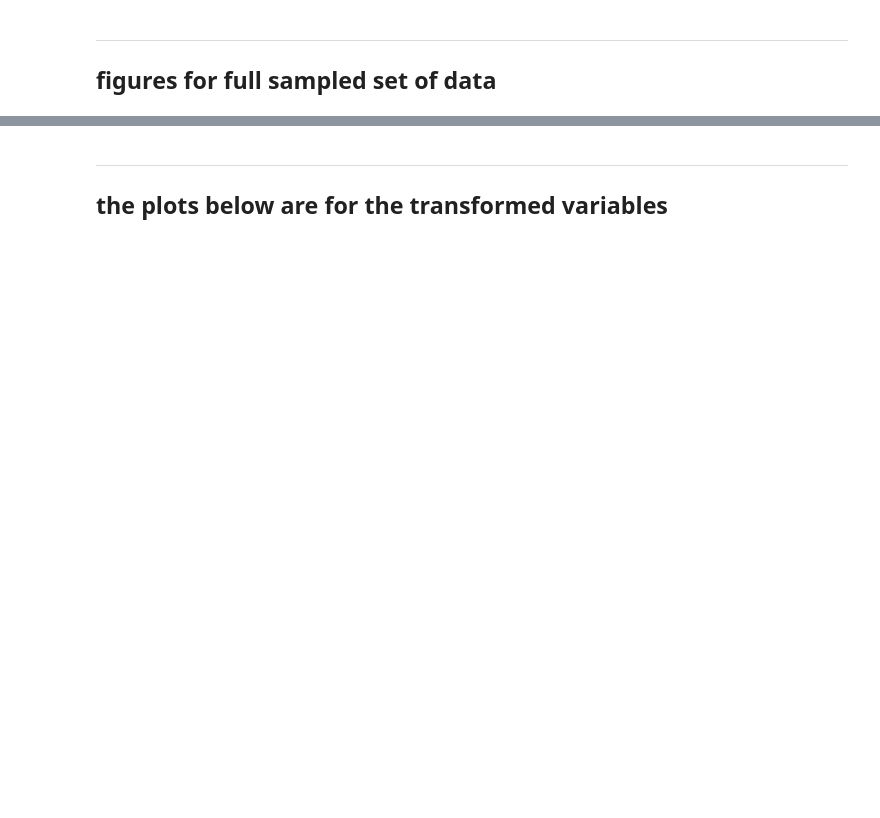
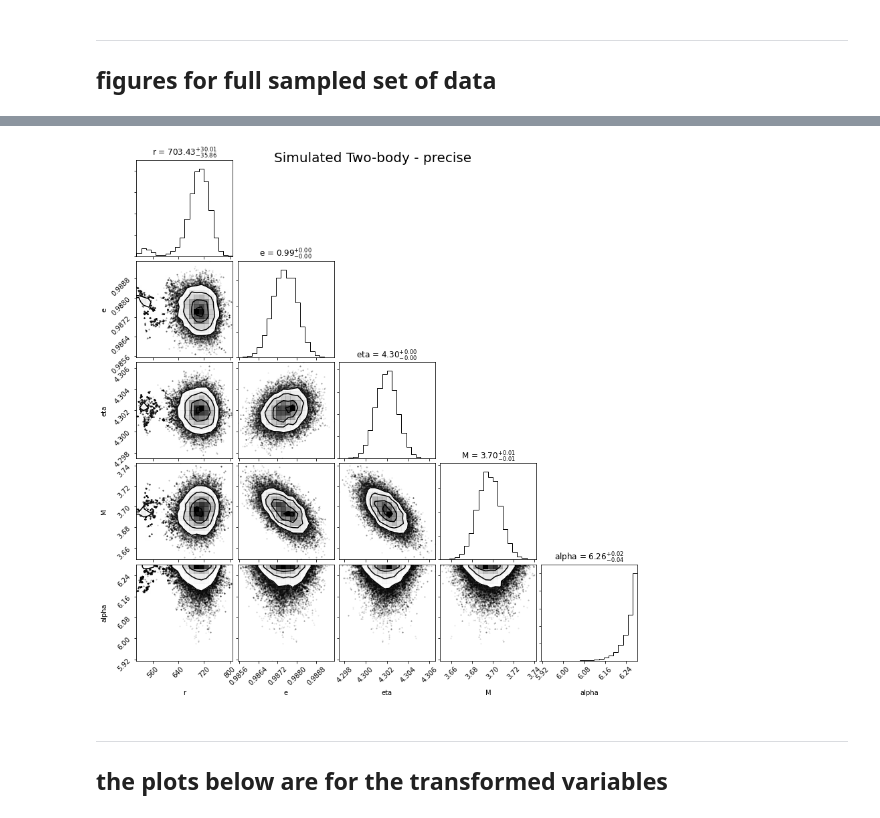
Before and after one commit to katiechambe/yellowCard, a Jupyter notebook: notebooks/mcmc_main.ipynb, the cells around one changed output, grey strips where cells are left out. Drawn from its saved outputs; the diff is of its cells as text; code cells hidden in the pictures; blank space fills up the shorter version.

```diff
--- a/notebooks/mcmc_main.ipynb
+++ b/notebooks/mcmc_main.ipynb
@@ -169,3 +201,20 @@ plt.show()
+# %%
+fig = corner.corner(model_params,
+                    labels=["r","e", "eta", "M", "alpha"],
+                    show_titles=True);
+# ii = 0
+# fig.text(0.8, 0.63,"Means",fontsize=20)
+# for key, val in means.items():
+#     try:
+#         val = val.value
+#     except AttributeError:
+#         val = val
+#     fig.text(0.8,0.6-0.02*ii,key+"=%.2f" % val,fontsize=20)
+#     ii+=1
+fig.suptitle(model.title,fontsize=20)
+plt.show()
+# %% [output]
+[figure, added]
 # %% [markdown]
 ___
 ## the plots below are for the transformed variables
```
Also changed, not shown: parts of 15 cells of this notebook.
